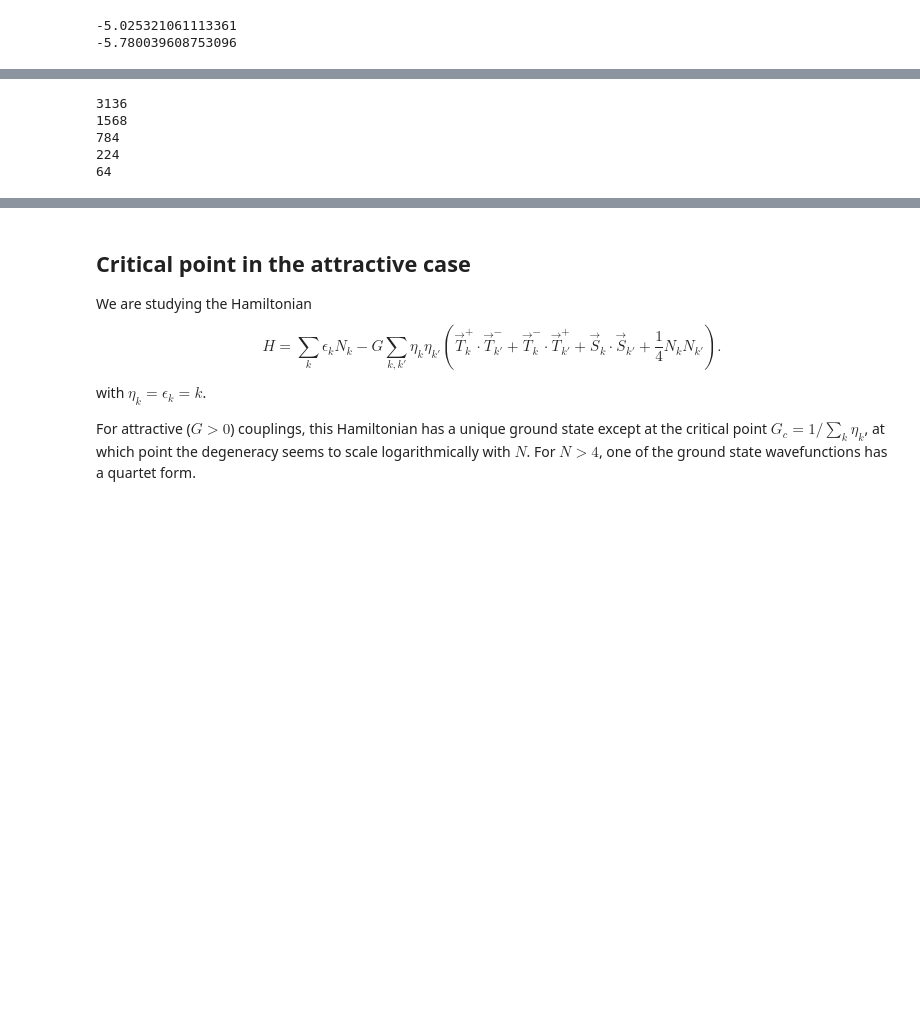
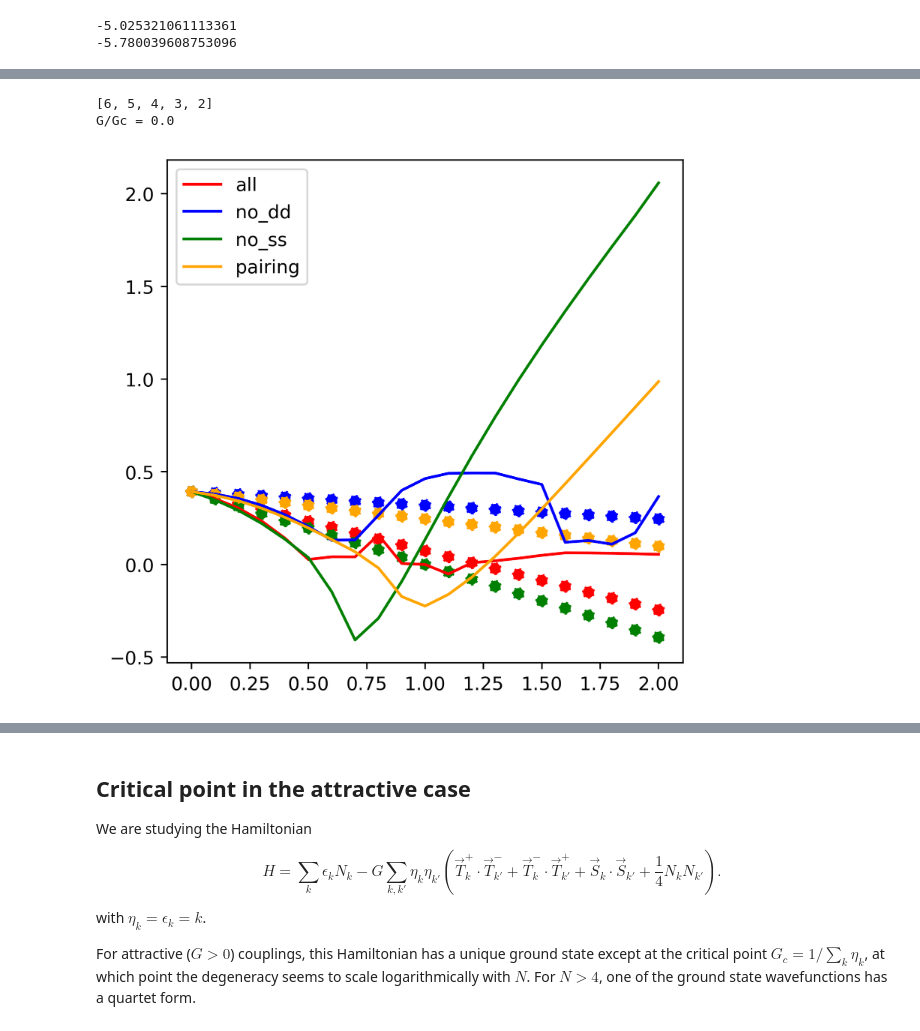
Before and after one commit to wholdhus/so5-richardson-gaudin, a Jupyter notebook: ed_attractive.ipynb, the cells around one changed output, grey strips where cells are left out. Drawn from its saved outputs; the diff is of its cells as text; code cells hidden in the pictures; blank space fills up the shorter version.

```diff
--- a/ed_attractive.ipynb
+++ b/ed_attractive.ipynb
@@ -356,6 +369,0 @@ plt.savefig('gaps_minus_ke_L{}N{}.png'.format(2*l, Nup+Ndown))
-# %%
-es0 = np.zeros(5)
-for i, b in enumerate(bases):
-    h0 = ham_op_2(l, 0., k, b)
-    e, v = h0.eigsh(k=1, which='SA')
-    es0[i] = e[0]
@@ -374,40 +370,55 @@ print(.5*(k[N//2]-k[N//2-1]))
 # %%
-pscales = np.arange(-1, 1.1, .1)
-Gs = np.arange(0, 2.1, .1)*Gc
+L = 8
+l = L//2
+Nup = 2
+Ndown = 2
+Sz = .5*(Nup-Ndown)
+N = Nup+Ndown
+k = np.arange(1, 2*l+1, 2)*0.5*np.pi/l
+Gc = 1./np.sum(k)
+Gs = np.arange(0, 1.75, .25)*Gc
 labels = ['all', 'no_dd', 'no_ss', 'pairing']
 couplings = [(1., 1., 1.), (1., 1., 0), (1., 0., 1.), (1., 0., 0.)]
-e_all = [{l: np.zeros(len(pscales)) for l in labels} for i in range(5)]
-basis_plus2 = spinful_fermion_basis_1d(2*l, Nf = (Nup+1, Ndown+1))
-basis_minus2 = spinful_fermion_basis_1d(2*l, Nf = (Nup-1, Ndown-1))
-basis_plus1 = spinful_fermion_basis_1d(2*l, Nf = (Nup+1, Ndown))
-basis_minus1 = spinful_fermion_basis_1d(2*l, Nf = (Nup-1, Ndown))
-bases = [basis_plus2, basis_plus1, basis, basis_minus1, basis_minus2]
+e_all = [{l: np.zeros(len(Gs)) for l in labels} for i in range(5)]
+e_kin = [{l: np.zeros(len(Gs)) for l in labels} for i in range(5)]
+
+
 Ns = [N+2, N+1, N, N-1, N-2]
-for b in bases:
-    print(b.Ns)
-
-for Gi, G in enumerate(tqdm(Gs)):
-    for bi, b in enumerate(bases):
-        for ci, c in enumerate(couplings):
-            hp = ham_op_2(l, G, k, b, couplings=c)
-            if b.Ns < 4000:
-                ep, vp = hp.eigh()
-            else:
-                ep, vp = hp.eigsh(k=20, which='SA')
-            e_all[bi][labels[ci]][Gi] = ep[0]
+bases = [spinful_fermion_basis_1d(2*l, Nf=(N//2+N%2, N//2)) for N in Ns]
+v0s = []
+for i, b in enumerate(bases):
+    h0 = ham_op_2(L//2, 0, k, b)
+    e0, v0 = h0.eigh()
+    v0s += [v0[:, 0]]
-# %% [output]
-3136
-1568
-784
-224
-64
+# %%
+print(Ns)
+for Gi, G in enumerate(Gs):
+    print('G/Gc = {}'.format(G/Gc))
+    for bi, b in enumerate(tqdm(bases)):
+        for ci, c in enumerate(couplings):
+            hp = ham_op_2(l, G, k, b, couplings=c)
+            if b.Ns < 4000:
+                ep, vp = hp.eigh()
+            else:
+                ep, vp = hp.eigsh(k=40, which='SA')
+            e_all[bi][labels[ci]][Gi] = ep[0]
+            e_kin[bi][labels[ci]][Gi] = np.real(hp.matrix_ele(v0s[bi], v0s[bi]))
+# %% [output]
+[6, 5, 4, 3, 2]
+G/Gc = 0.0
 # %%
 colors = ['red', 'blue', 'green', 'orange']
 plt.figure(figsize=(5,5), dpi=400)
 for li, la in enumerate(labels):
     qg = (e_all[0][la] + e_all[4][la] - 2*e_all[2][la])/2
     pg = (e_all[1][la] + e_all[3][la] - 2*e_all[2][la])/2
+    qgk = (e_kin[0][la] + e_kin[4][la] - 2*e_kin[2][la])/2
+    pgk = (e_kin[1][la] + e_kin[3][la] - 2*e_kin[2][la])/2
     plt.plot(Gs/Gc, qg, label=la, color=colors[li])
-    plt.plot(Gs/Gc, pg, label=la, color=colors[li], ls=':')
+    # plt.plot(Gs/Gc, pg, label=la, color=colors[li], ls=':')
+    plt.scatter(Gs/Gc, qgk, color=colors[li], ls=':')
+    # plt.scatter(Gs/Gc, pgk, color=colors[li], ls=':')
 plt.legend()
 plt.show()
+# %% [output]
+[figure, added]
```
Also changed, not shown: parts of 13 cells of this notebook.
